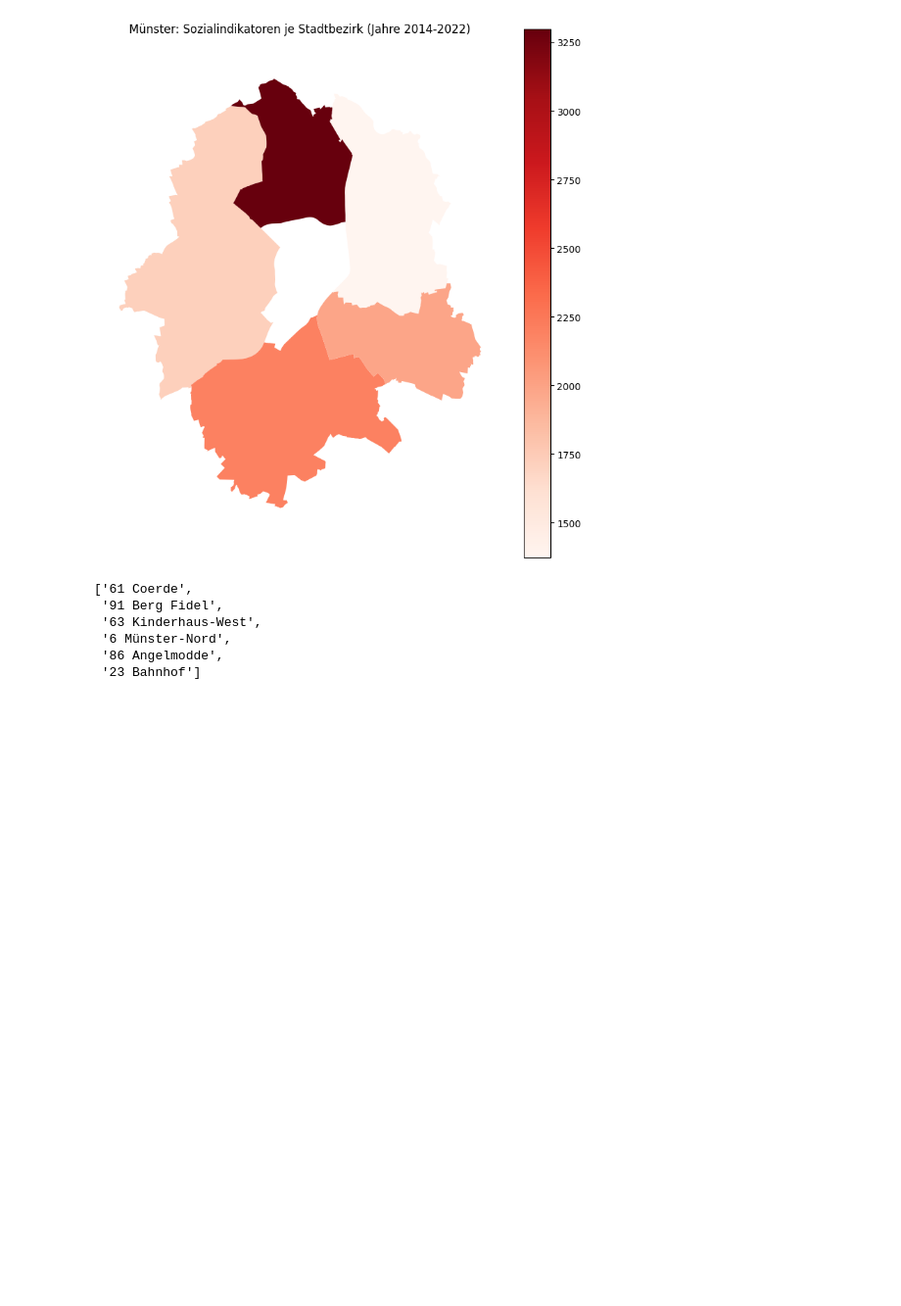
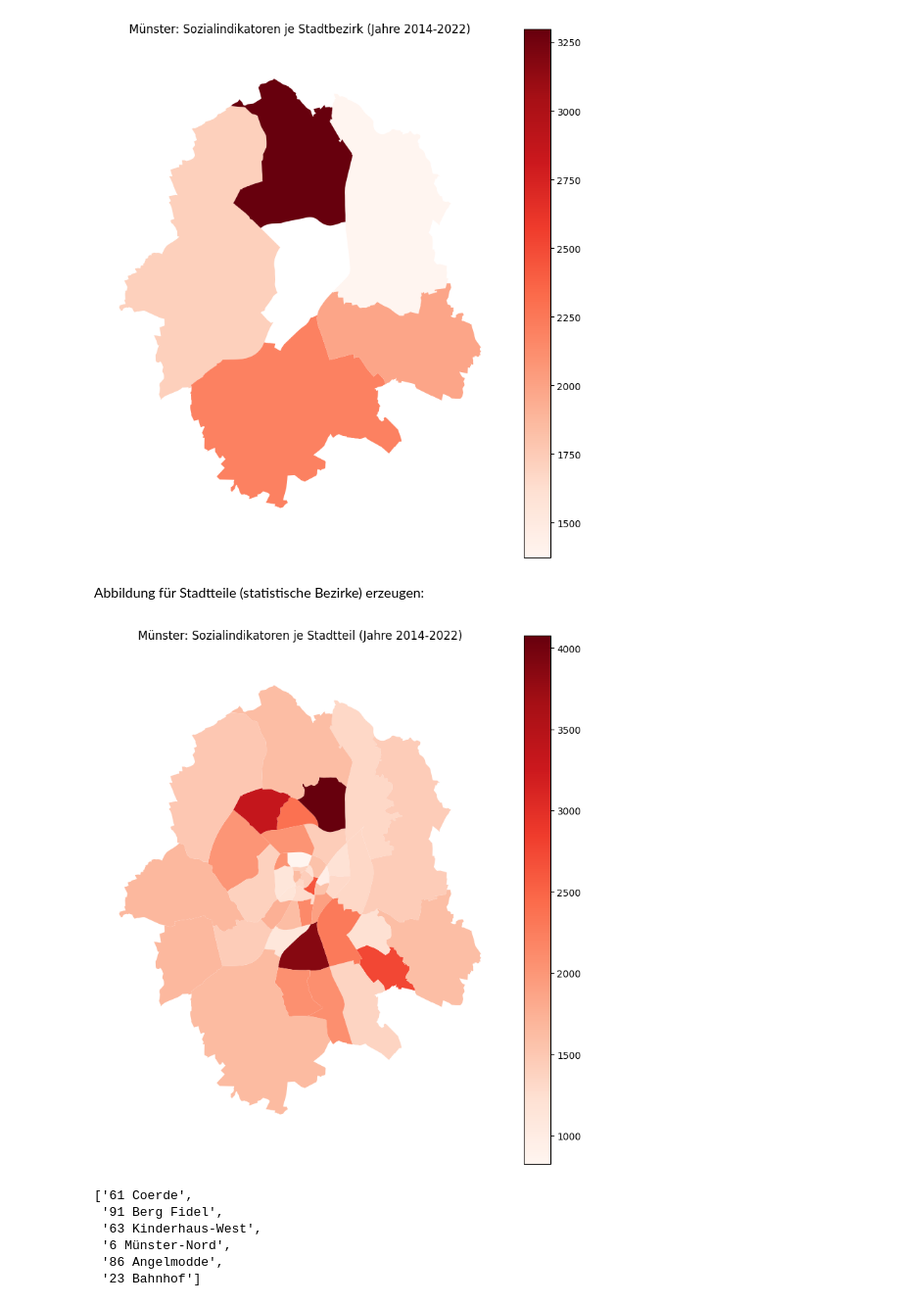
Before and after one commit to SabGe90/techlabs24, a Jupyter notebook: Sozialstrukturanalyse.ipynb, the cells around one changed output. Shown at 98% size. Saved outputs shown, nothing was run; the diff lists cells and outputs as text; code cells hidden in the pictures; blank space fills up the shorter version.

Commit message:
Visualisierung für Stadtteile eingefügt

```diff
--- a/Sozialstrukturanalyse.ipynb
+++ b/Sozialstrukturanalyse.ipynb
@@ -119,6 +119,33 @@ plt.axis("off") # seitliche Achsen (Rahmen) komplett entfernen
 plt.subplots_adjust(right=0.85) # Karte nach links rücken
 # %% [output]
 [figure]
+# %% [markdown]
+Abbildung für Stadtteile (statistische Bezirke) erzeugen:
+# %%
+stadtteile, farbverlaufbezirke = plt.subplots(1, 1) # 1 Abbildungsobjekt und 1 Achsen-Objekt erstellen
+
+merged_detailed_df.plot(column="WERT", cmap="Reds", legend=True, ax=farbverlaufbezirke) # Karte (Inhalt der Abbildung) und seitliche Achse erzeugen
+
+# Abbildungen formatieren
+stadtteile.set_figheight(10) # Höhe der Abbildung in cm
+stadtteile.set_figwidth(10)  # Breite der Abbildung in cm
+
+plt.title("Münster: Sozialindikatoren je Stadtteil (Jahre 2014-2022)", y=1.04) # Titel bzw. Überschrift, etwas hochgerückt
+plt.tick_params(
+    axis="both",        # X- und Y-Achse auswählen
+    which="both",       # Haupt- und Neben-Strichelung entfernen
+    top=False,          # auf allen Seiten (oben, unten, links, rechts)
+    bottom=False,
+    left=False,
+    right=False,
+    labeltop=False,     # Achsenbeschriftungen entfernen (oben, unten, links, rechts)
+    labelbottom=False,
+    labelleft=False,
+    labelright=False)
+plt.axis("off") # seitliche Achsen (Rahmen) komplett entfernen
+plt.subplots_adjust(right=0.85) # Karte nach links rücken
+# %% [output]
+[figure, added]
 # %%
 auffaellig=[sum_WERT.index[i] for i in range(0,6)]
 auffaellig
```
